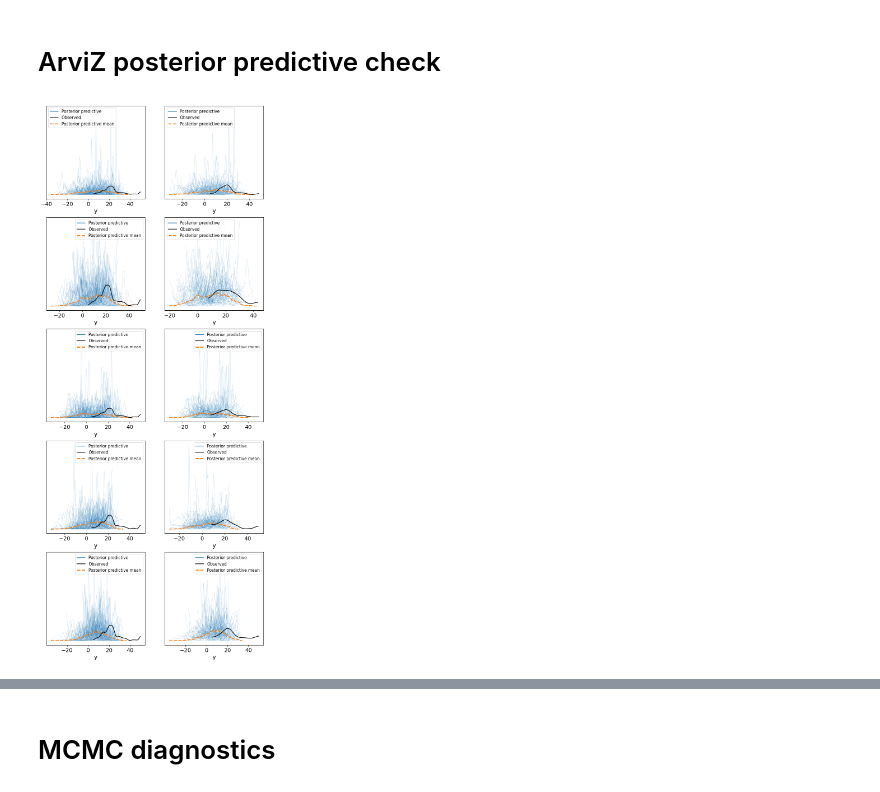
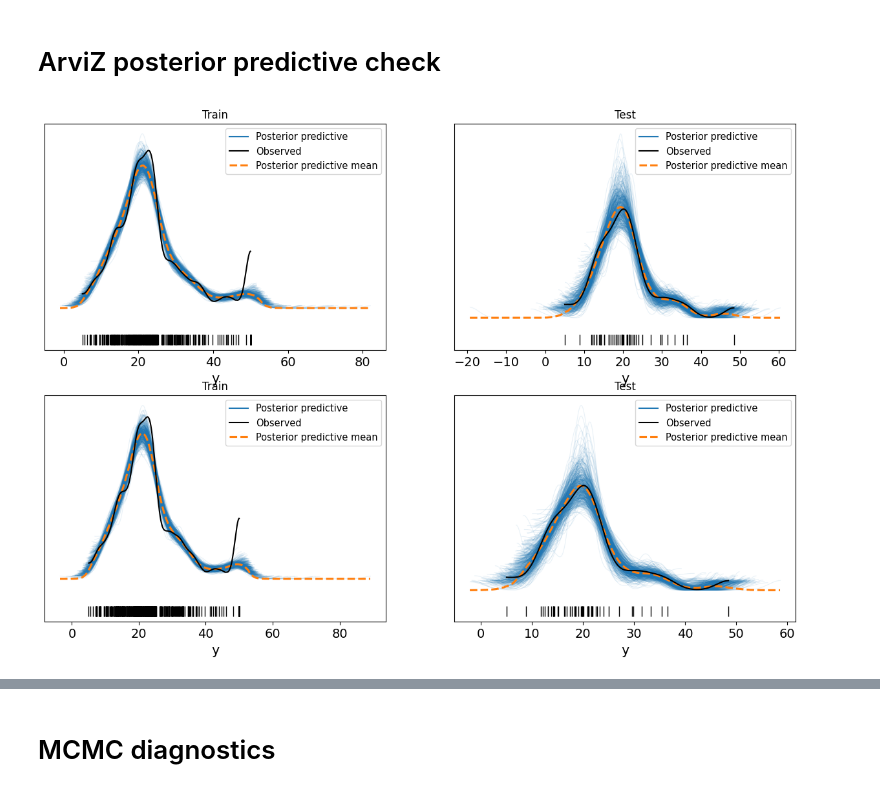
Before and after one commit to Snailed/thesis-code, a Jupyter notebook: notebooks/plot_uci.ipynb, the cells around one changed output, grey strips where cells are left out. Cells and saved outputs as stored; diff of their text form; code cells hidden in the pictures.

```diff
--- a/notebooks/plot_uci.ipynb
+++ b/notebooks/plot_uci.ipynb
@@ -18,7 +19,7 @@ from datasets.synthetic import SyntheticDataset
 from datasets.uci import UCIDataset, dataset_names, load_standard_splits
 # %%
 # Adjust as needed
-SAMPLE_PATH = "../samples/2025-02-12T13:12:30.458787"
+SAMPLE_PATH = "../samples/2025-02-17T11:43:42.737927"
 SAMPLE_PATH = SAMPLE_PATH + "/HMC"
 SEED = 10
 # %% [markdown]
@@ -50,6 +60,7 @@ for row, d in zip(models, table):
     dataset = UCIDataset(d["dataset"])
     splits = load_standard_splits(True)[d["dataset"]]
     samples = row["samples"]
+    model = bnns.model_configs.__dict__[row["model"]]
     train_split = splits[d["split"]]["tr"]
     test_split = splits[d["split"]]["te"]
 
@@ -60,13 +71,22 @@ for row, d in zip(models, table):
     train_y = y[train_split]
     test_X = X[test_split]
     test_y = y[test_split]
+    train_nll = -log_likelihood(model, samples, X=train_X, y=train_y, batch_ndims=2)["y"]
+    # print(test_X.shape, test_y.shape)
+    test_nll = -log_likelihood(model, samples, X=test_X, y=test_y, batch_ndims=2)["y"]
 
-    train_nll = -log_likelihood(model, samples, X=train_X, y=train_y, batch_ndims=2, parallel=True)["y"]
-    test_nll = -log_likelihood(model, samples, X=test_X, y=test_y, batch_ndims=2, parallel=True)["y"]
-    predictive = Predictive(model, posterior_samples=samples, return_sites=["y"], batch_ndims=2, parallel=True)
-    predicted_ys = predictive(model_key, X=test_X, y=None, D_Y=1)["y"]
-    rmse = jnp.sqrt(((test_y - predicted_ys)**2).mean())
+    predictive = Predictive(model, posterior_samples=samples, return_sites=["y_loc"], batch_ndims=2)
+    # print(samples.keys())
+    # print(predictive(model_key, X=train_X, y=None, D_Y=1).keys())
+    predicted_ys = predictive(model_key, X=train_X, y=None, D_Y=1)["y_loc"]
+    train_rmse = jnp.sqrt(((train_y - predicted_ys)**2).mean())
+
+    predictive = Predictive(model, posterior_samples=samples, return_sites=["y_loc"], batch_ndims=2)
+    predicted_ys = predictive(model_key, X=test_X, y=None, D_Y=1)["y_loc"]
+    test_rmse = jnp.sqrt(((test_y - predicted_ys)**2).mean())
+
     d["train_nll"] = train_nll.mean()
     d["test_nll"] = test_nll.mean()
-    d["rmse"] = rmse.mean()
+    d["train_rmse"] = train_rmse.item()
+    d["test_rmse"] = test_rmse.item()
 pd.DataFrame(table)
@@ -82,22 +95,29 @@ pd.DataFrame(table)
 # %%
 key = jax.random.PRNGKey(SEED)
 keys = jax.random.split(key, (len(models), 2))
-fig, axs = plt.subplots(len(models), 2, figsize=(10, 5*len(models)))
+fig, axs = plt.subplots(len(models), 2, figsize=(15, 5*len(models)))
+axs = np.array([axs]) if len(models) == 1 else axs
 for (key_tr, key_te), d, row in zip(keys, models, range(len(models))):
     model = bnns.model_configs.__dict__[d["model"]]
     predictive = Predictive(model, posterior_samples=d["samples"], return_sites=["y"], batch_ndims=2, parallel=True)
     dataset = UCIDataset(d["dataset"])
     split = load_standard_splits(True)[d["dataset"]][d["split"]]
-    train_X = dataset.data[split["tr"]][:, :-1]
-    train_y = dataset.data[split["tr"]][:, -1]
-    test_X = dataset.data[split["te"]][:, :-1]
-    test_y = dataset.data[split["te"]][:, -1]
+
+    X = dataset.normalize_X(dataset.data[:, :-1], splits[d["split"]])
+    y = dataset.data[:, -1]
+
+    train_X = X[split["tr"]]
+    train_y = y[split["tr"]]
+    test_X = X[split["te"]]
+    test_y = y[split["te"]]
     predictive_ys = predictive(key_tr, X=train_X, y=None, D_Y=1)["y"]
     az_data = az.from_dict(posterior_samples=d["az_data"].posterior, constant_data={"X": train_X}, posterior_predictive={"y": predictive_ys}, observed_data={"y": train_y})
-    az.plot_ppc(az_data, data_pairs={"y": "y"}, ax=axs[row, 0], kind="kde")
+    az.plot_ppc(az_data, data_pairs={"y": "y"}, ax=axs[row, 0], kind="kde", observed_rug=True, alpha=0.1)
+    axs[row,0].set_title("Train")
 
     predictive_ys = predictive(key_te, X=test_X, y=None, D_Y=1)["y"]
     az_data = az.from_dict(posterior_samples=d["az_data"].posterior, constant_data={"X": test_X}, posterior_predictive={"y": predictive_ys}, observed_data={"y": test_y})
-    az.plot_ppc(az_data, data_pairs={"y": "y"}, ax=axs[row, 1], kind="kde")
+    az.plot_ppc(az_data, data_pairs={"y": "y"}, ax=axs[row, 1], kind="kde", observed_rug=True, alpha=0.1)
+    axs[row,1].set_title("Test")
 # %% [output]
-[figure, old version]
+[figure, new version]
```
Also changed, not shown: parts of 15 cells of this notebook, 6 other files.
